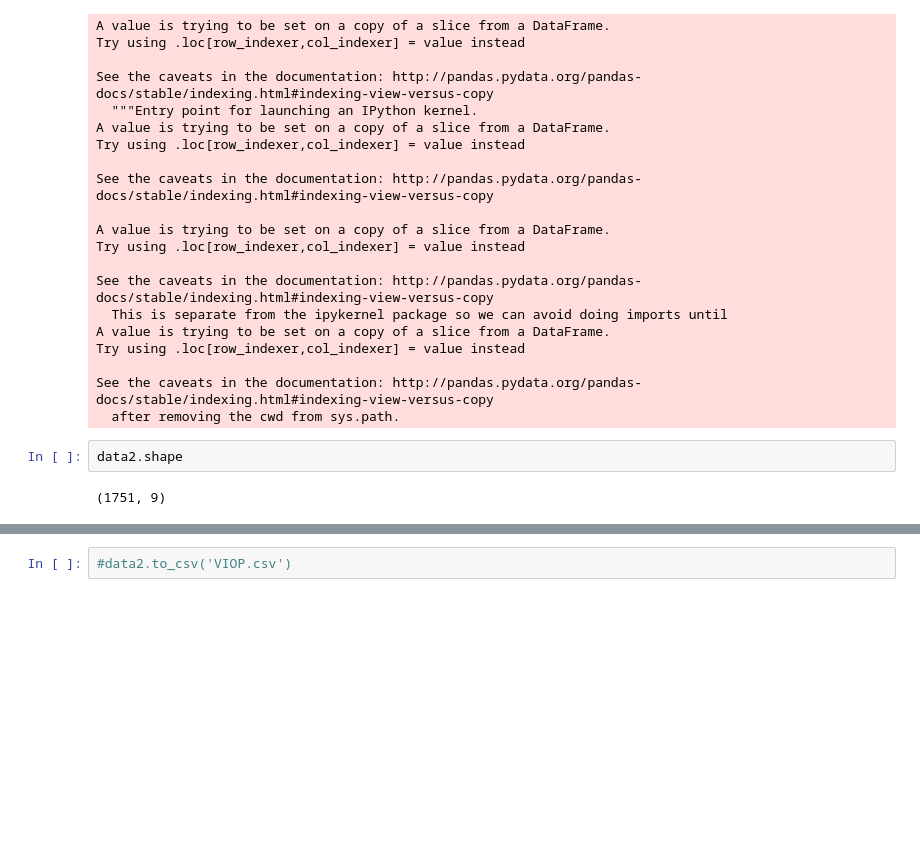
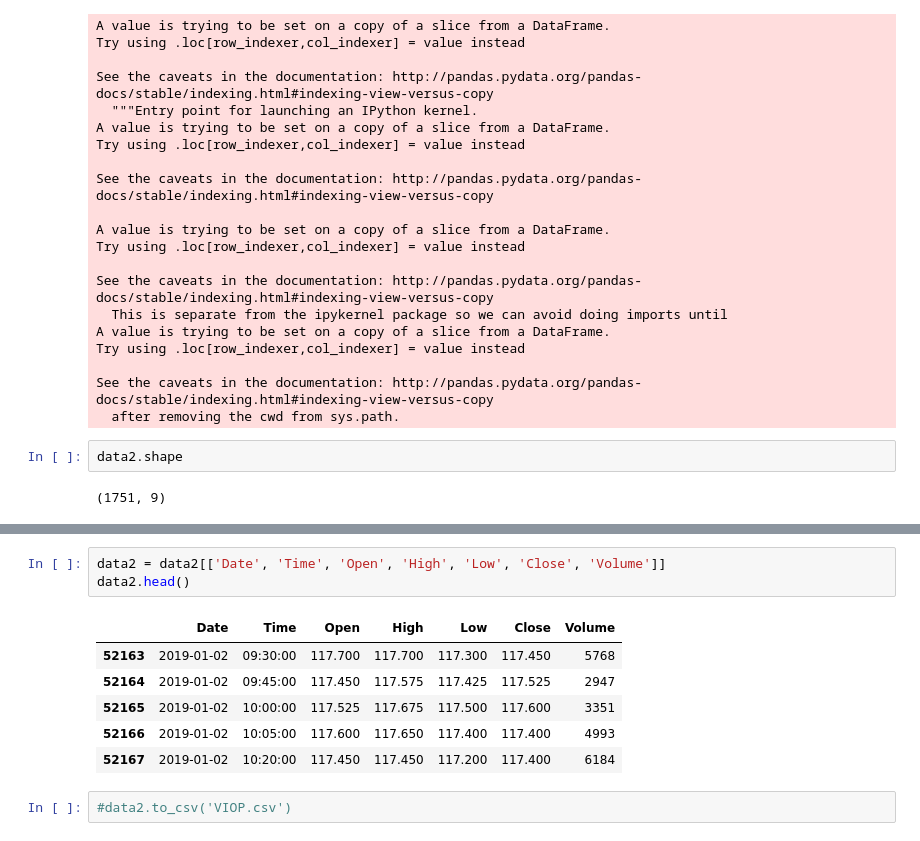
Before and after one commit to batumoglu/Little, a Jupyter notebook: OneMinuteToFifTeen.ipynb, the cells around one changed output, grey strips where cells are left out. Saved outputs shown, nothing was run; the diff lists cells and outputs as text; blank space fills up the shorter version.

```diff
--- a/OneMinuteToFifTeen.ipynb
+++ b/OneMinuteToFifTeen.ipynb
@@ -188,2 +193,12 @@ data2.head()
+# %%
+data2 = data2[['Date', 'Time', 'Open', 'High', 'Low', 'Close', 'Volume']]
+data2.head()
+# %% [output]
+|  | Date | Time | Open | High | Low | Close | Volume |
+| 52163 | 2019-01-02 | 09:30:00 | 117.700 | 117.700 | 117.300 | 117.450 | 5768 |
+| 52164 | 2019-01-02 | 09:45:00 | 117.450 | 117.575 | 117.425 | 117.525 | 2947 |
+| 52165 | 2019-01-02 | 10:00:00 | 117.525 | 117.675 | 117.500 | 117.600 | 3351 |
+| 52166 | 2019-01-02 | 10:05:00 | 117.600 | 117.650 | 117.400 | 117.400 | 4993 |
+| 52167 | 2019-01-02 | 10:20:00 | 117.450 | 117.450 | 117.200 | 117.400 | 6184 |
 # %%
 #data2.to_csv('VIOP.csv')
```
Also changed, not shown: parts of 2 cells of this notebook.
